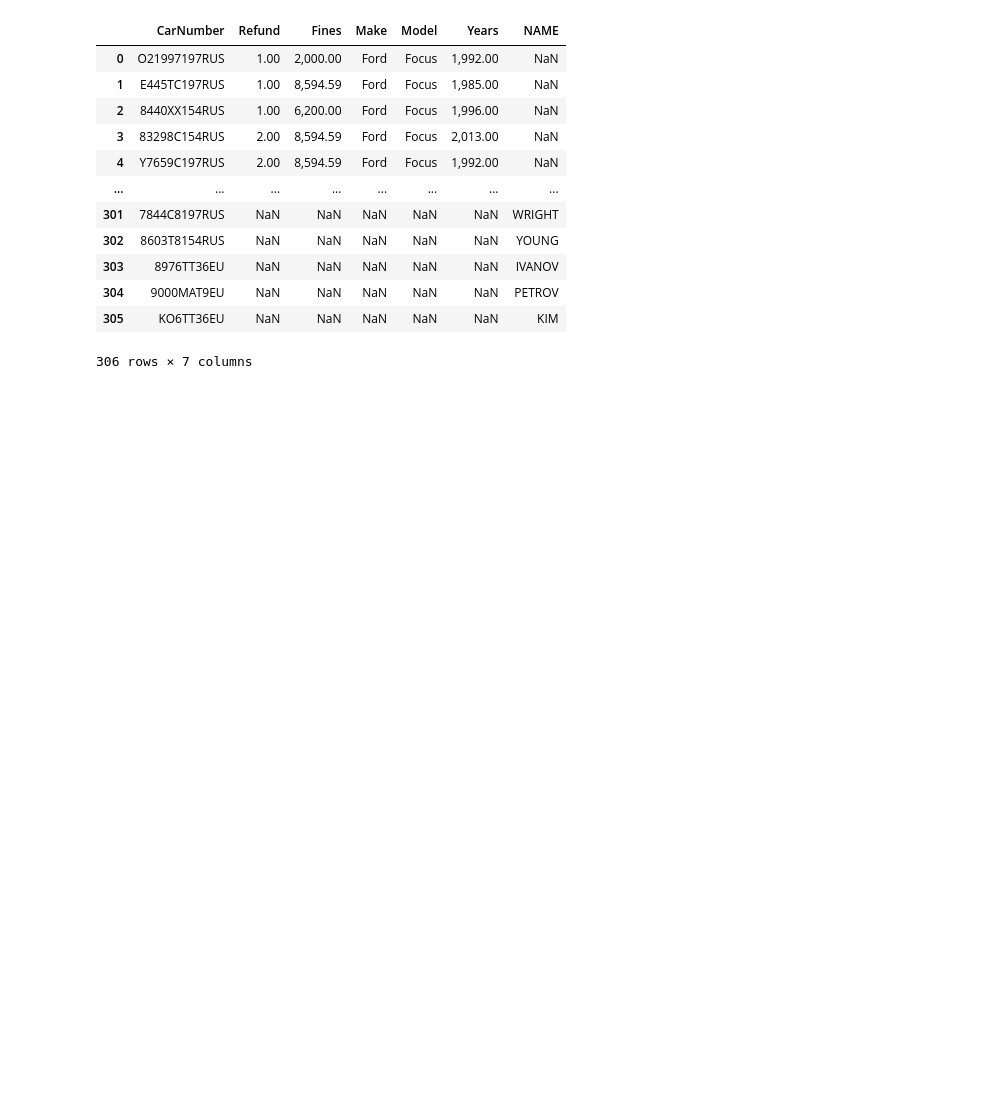
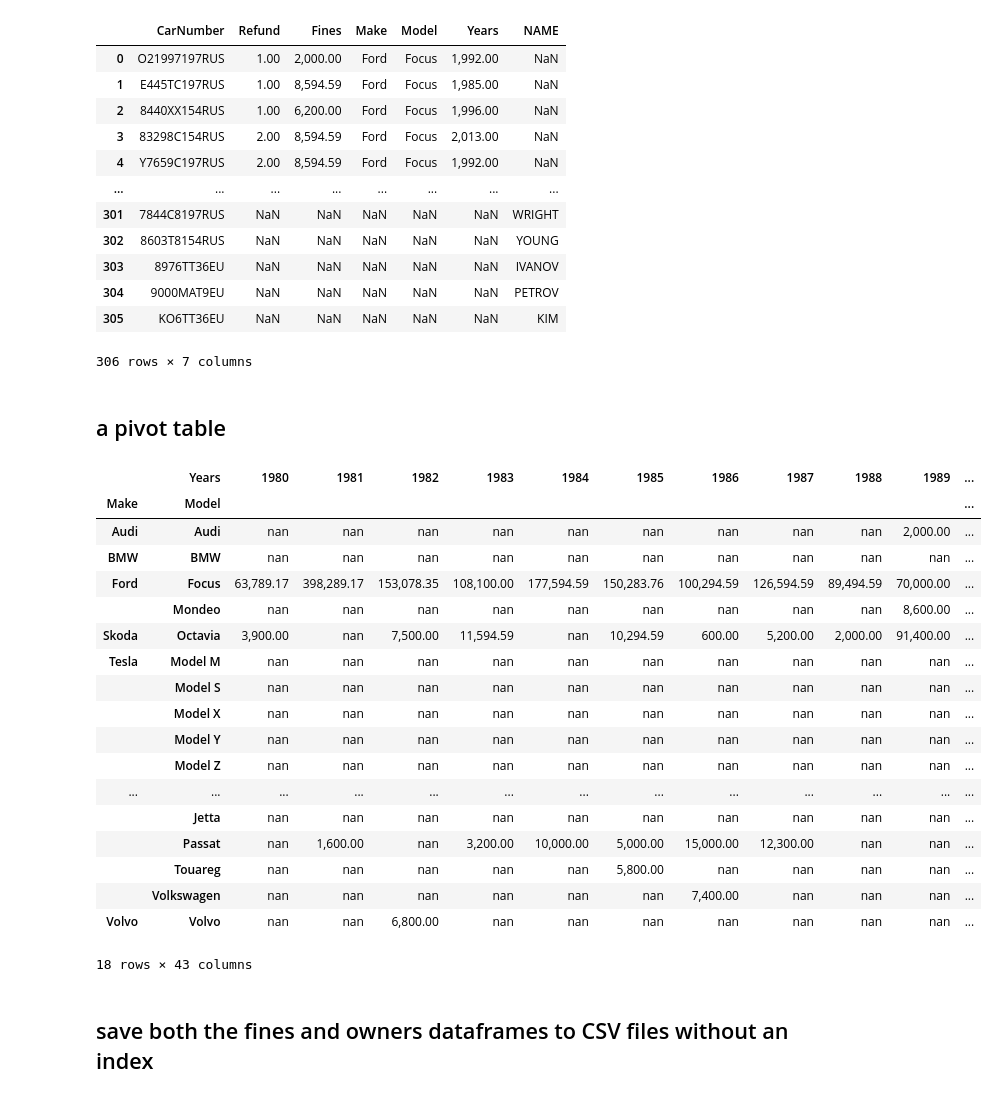
Before and after one commit to greg-gav/Python_DS_42_Picine, a Jupyter notebook: day_05/ex04/enrichment.ipynb, the cells around one changed output. Drawn from its saved outputs; the diff is of its cells as text; code cells hidden in the pictures; blank space fills up the shorter version.

```diff
--- a/day_05/ex04/enrichment.ipynb
+++ b/day_05/ex04/enrichment.ipynb
@@ -251,3 +251,29 @@ res
 | 304 | 9000MAT9EU | NaN | NaN | NaN | NaN | NaN | PETROV |
 | 305 | KO6TT36EU | NaN | NaN | NaN | NaN | NaN | KIM |
 306 rows × 7 columns
+# %% [markdown]
+## a pivot table
+# %%
+pd.pivot_table(fines, index=('Make', 'Model'), values='Fines', aggfunc=np.sum, columns='Years', fill_value='nan')
+# %% [output]
+|  | Years | 1980 | 1981 | 1982 | 1983 | 1984 | 1985 | 1986 | 1987 | 1988 | 1989 | ... |
+| Make | Model |  |  |  |  |  |  |  |  |  |  | ... |
+| Audi | Audi | nan | nan | nan | nan | nan | nan | nan | nan | nan | 2,000.00 | ... |
+| BMW | BMW | nan | nan | nan | nan | nan | nan | nan | nan | nan | nan | ... |
+| Ford | Focus | 63,789.17 | 398,289.17 | 153,078.35 | 108,100.00 | 177,594.59 | 150,283.76 | 100,294.59 | 126,594.59 | 89,494.59 | 70,000.00 | ... |
+|  | Mondeo | nan | nan | nan | nan | nan | nan | nan | nan | nan | 8,600.00 | ... |
+| Skoda | Octavia | 3,900.00 | nan | 7,500.00 | 11,594.59 | nan | 10,294.59 | 600.00 | 5,200.00 | 2,000.00 | 91,400.00 | ... |
+| Tesla | Model M | nan | nan | nan | nan | nan | nan | nan | nan | nan | nan | ... |
+|  | Model S | nan | nan | nan | nan | nan | nan | nan | nan | nan | nan | ... |
+|  | Model X | nan | nan | nan | nan | nan | nan | nan | nan | nan | nan | ... |
+|  | Model Y | nan | nan | nan | nan | nan | nan | nan | nan | nan | nan | ... |
+|  | Model Z | nan | nan | nan | nan | nan | nan | nan | nan | nan | nan | ... |
+| ... | ... | ... | ... | ... | ... | ... | ... | ... | ... | ... | ... | ... |
+|  | Jetta | nan | nan | nan | nan | nan | nan | nan | nan | nan | nan | ... |
+|  | Passat | nan | 1,600.00 | nan | 3,200.00 | 10,000.00 | 5,000.00 | 15,000.00 | 12,300.00 | nan | nan | ... |
+|  | Touareg | nan | nan | nan | nan | nan | 5,800.00 | nan | nan | nan | nan | ... |
+|  | Volkswagen | nan | nan | nan | nan | nan | nan | 7,400.00 | nan | nan | nan | ... |
+| Volvo | Volvo | nan | nan | 6,800.00 | nan | nan | nan | nan | nan | nan | nan | ... |
+18 rows × 43 columns
+# %% [markdown]
+## save both the fines and owners dataframes to CSV files without an index
```
Also changed, not shown: parts of 1 cell of this notebook, 2 other files.
